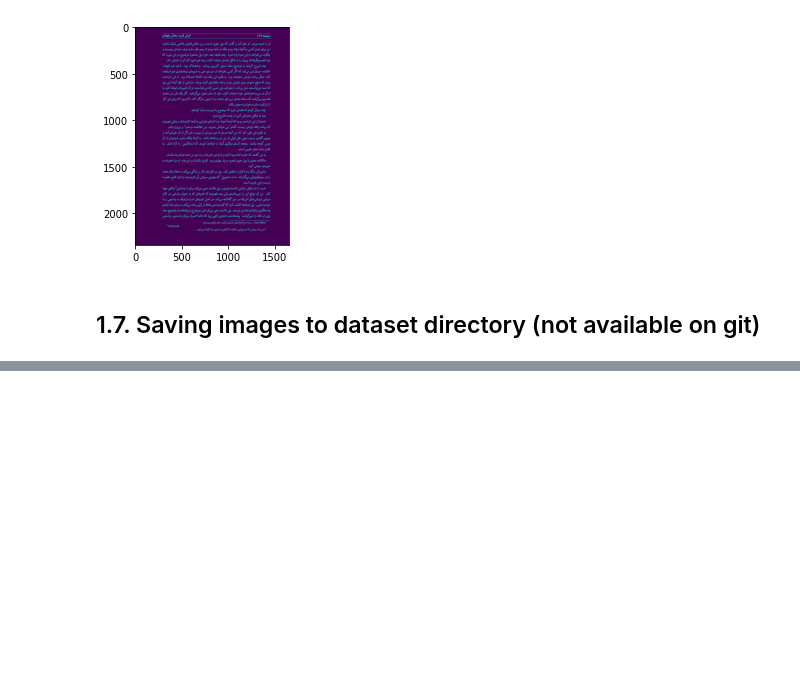
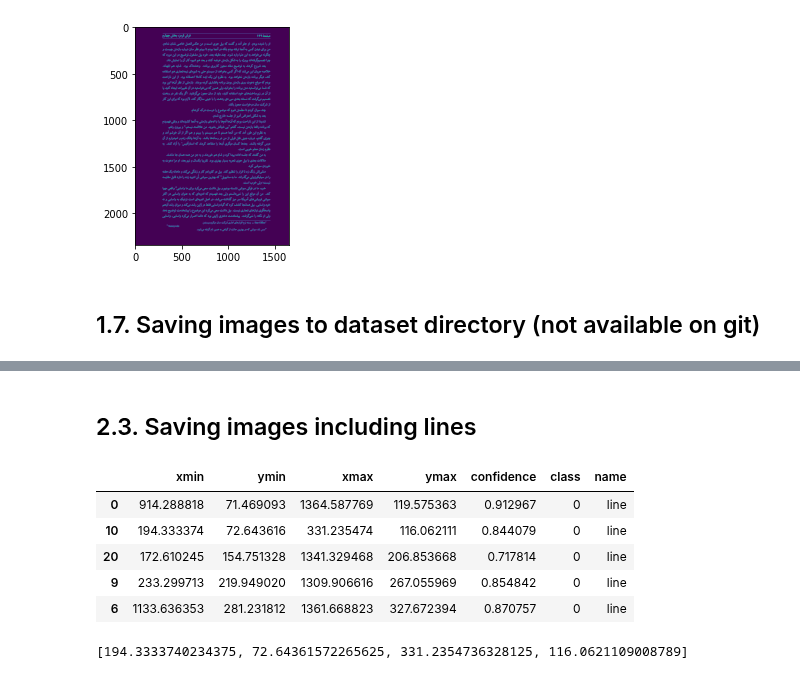
Before and after one commit to prp-e/persian_ocr_project, a Jupyter notebook: word_detection/Word Detection.ipynb, the cells around one changed output, grey strips where cells are left out. Cells and saved outputs as stored; diff of their text form; code cells hidden in the pictures; blank space fills up the shorter version.

Commit message:
Now let's crop images and work on them for word detection

```diff
--- a/word_detection/Word Detection.ipynb
+++ b/word_detection/Word Detection.ipynb
@@ -185,0 +155,2 @@ result.pandas().xyxy[0]
+# %%
+result = model(image.copy())
@@ -185,0 +184,14 @@ result.pandas().xyxy[0]
+# %% [markdown]
+## 2.3. Saving images including lines
+# %%
+df = result.pandas().xyxy[0]
+df = df.sort_values('ymin')
+
+df.head()
+# %% [output]
+|  | xmin | ymin | xmax | ymax | confidence | class | name |
+| 0 | 914.288818 | 71.469093 | 1364.587769 | 119.575363 | 0.912967 | 0 | line |
+| 10 | 194.333374 | 72.643616 | 331.235474 | 116.062111 | 0.844079 | 0 | line |
+| 20 | 172.610245 | 154.751328 | 1341.329468 | 206.853668 | 0.717814 | 0 | line |
+| 9 | 233.299713 | 219.949020 | 1309.906616 | 267.055969 | 0.854842 | 0 | line |
+| 6 | 1133.636353 | 281.231812 | 1361.668823 | 327.672394 | 0.870757 | 0 | line |
@@ -185,0 +205,4 @@ result.pandas().xyxy[0]
+# %%
+coords[1]
+# %% [output]
+[194.3333740234375, 72.64361572265625, 331.2354736328125, 116.0621109008789]
```
Also changed, not shown: parts of 29 cells of this notebook.
